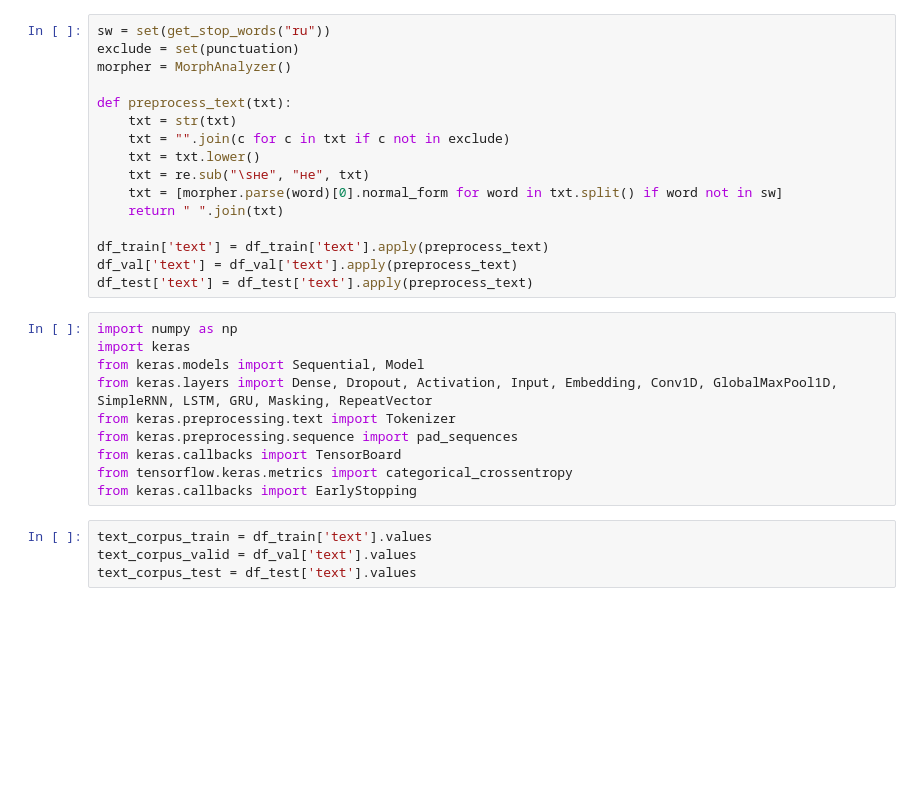
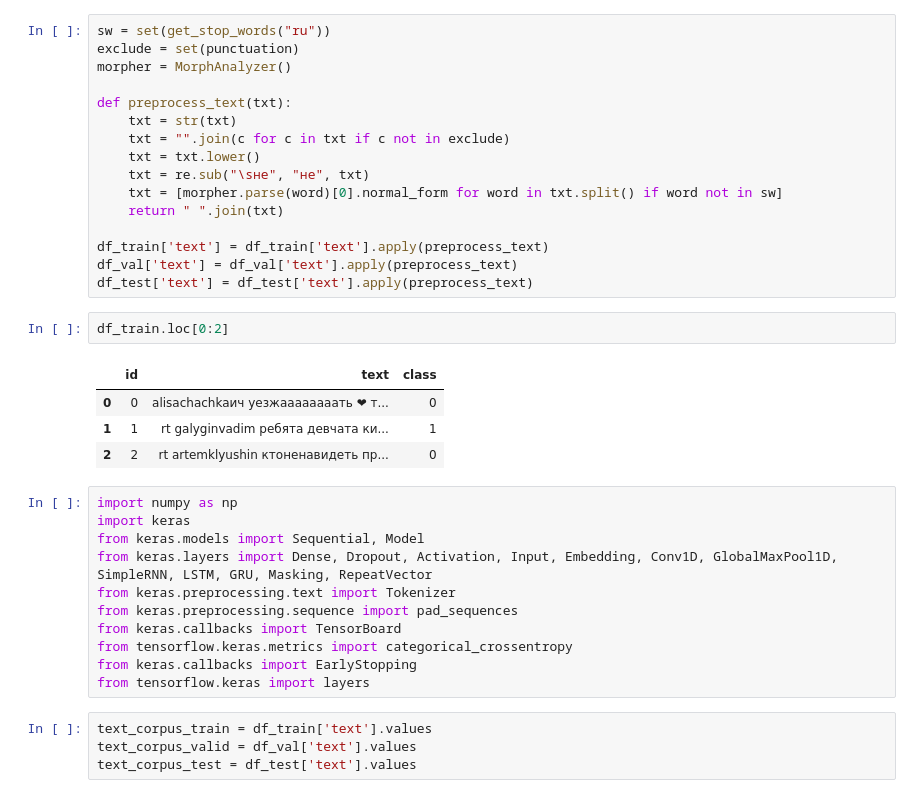
Before and after one commit to djo1006/Introduction-to-Natural-Language-Processing, a Jupyter notebook: hw_les_8/hw_les_8.ipynb, the cells around one changed output. Saved outputs shown, nothing was run; the diff lists cells and outputs as text; blank space fills up the shorter version.

```diff
--- a/hw_les_8/hw_les_8.ipynb
+++ b/hw_les_8/hw_les_8.ipynb
@@ -78,6 +65,13 @@ def preprocess_text(txt):
 df_train['text'] = df_train['text'].apply(preprocess_text)
 df_val['text'] = df_val['text'].apply(preprocess_text)
 df_test['text'] = df_test['text'].apply(preprocess_text)
+# %%
+df_train.loc[0:2]
+# %% [output]
+|  | id | text | class |
+| 0 | 0 | alisachachkaич уезжаааааааать ❤ т... | 0 |
+| 1 | 1 | rt galyginvadim ребята девчата ки... | 1 |
+| 2 | 2 | rt artemklyushin ктоненавидеть пр... | 0 |
 # %%
 import numpy as np
 import keras
@@ -88,6 +82,7 @@ from keras.preprocessing.sequence import pad_sequences
 from keras.callbacks import TensorBoard
 from tensorflow.keras.metrics import categorical_crossentropy
 from keras.callbacks import EarlyStopping
+from tensorflow.keras import layers
 # %%
 text_corpus_train = df_train['text'].values
 text_corpus_valid = df_val['text'].values
```
Also changed, not shown: parts of 32 cells of this notebook.
